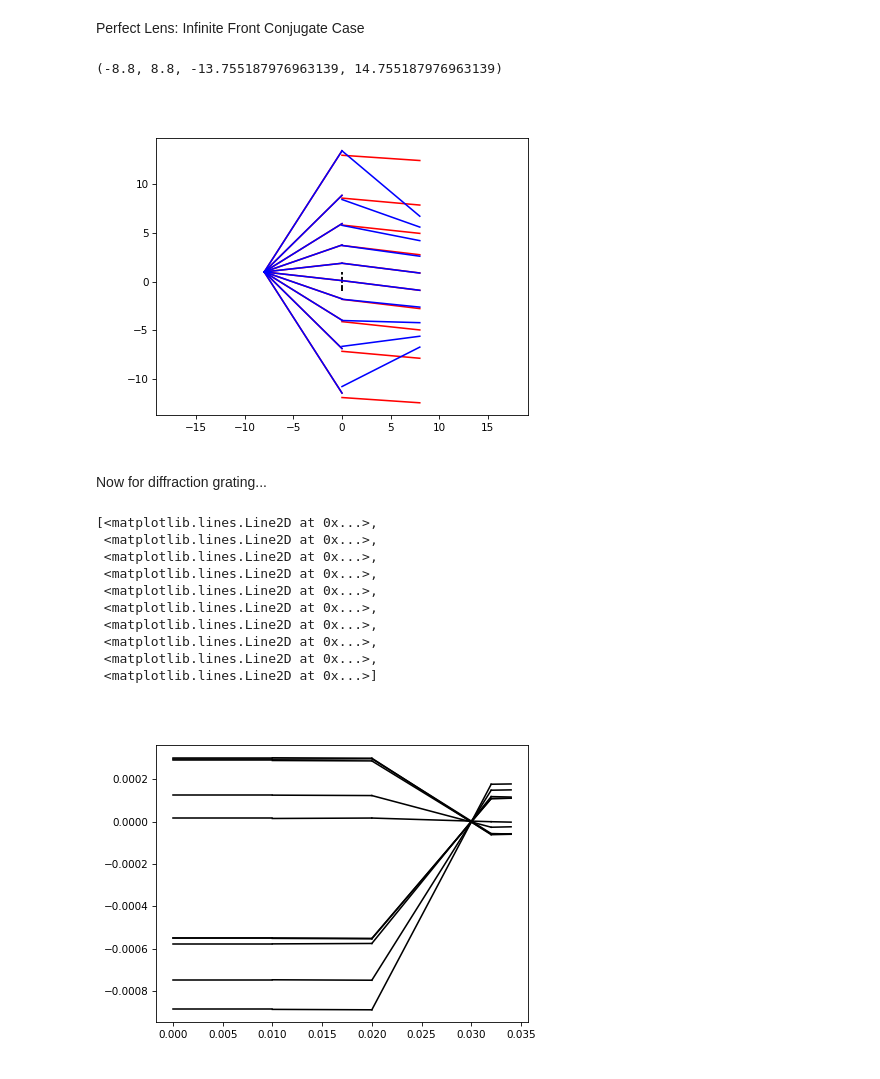
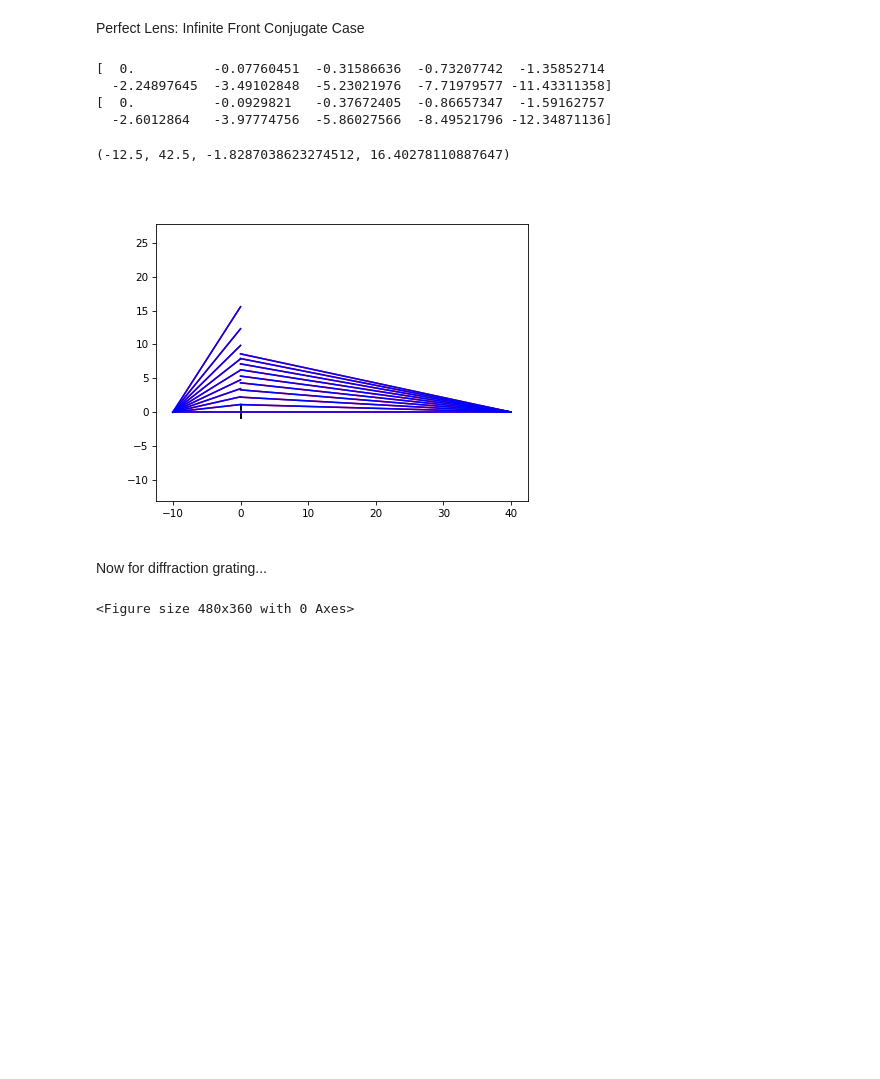
Before and after one commit to DavidLanders95/MonteCarloMS, a Jupyter notebook: lens.ipynb, the cells around one changed output. Drawn from its saved outputs; the diff is of its cells as text; code cells hidden in the pictures; blank space fills up the shorter version.

```diff
--- a/lens.ipynb
+++ b/lens.ipynb
@@ -150,5 +162,5 @@ def fourier_lens(x1, y1, z1, L1, M1, N1, z2, m_p):
 # %%
-def perfect_lens(x1, y1, z1, L1, M1, N1, z2, m_p):
+def perfect_lens(x1, y1, z1, L1, M1, N1, z2, m_p, opl_in):
 
     # Obtain the location where the ray hits the first principal plane
     u1 = - (L1 / N1) * z1 + x1
@@ -184,8 +196,15 @@ def perfect_lens(x1, y1, z1, L1, M1, N1, z2, m_p):
     # For the case when m is greater than 1.0
     elif np.abs(m_p) > 1.0:
         if np.abs(m_p) >= 1e10:
-            raise(NotImplementedError)
+            z2_old = z2
+            z2 = 1e10
+            m_p = z2 / z1
+            principal_plane_x = u1
+            principal_plane_y = v1
+            mdx, mdy = calculate_mdx_mdy(x1, y1, z1, principal_plane_x, principal_plane_y, z2)
+            L1_p, M1_p, N1_p = calculate_direction_cosines(x1, y1, z1, 0.0, 0.0, 0.0)
         else:
+            z2_old = z2
             principal_plane_x = 0.0
             principal_plane_y = 0.0
             L1_p, M1_p, N1_p = calculate_direction_cosines(x1, y1, z1, principal_plane_x, principal_plane_y, 0.0)
@@ -193,11 +212,12 @@ def perfect_lens(x1, y1, z1, L1, M1, N1, z2, m_p):
         a = x1 / z1
         b = y1 / z1
 
+        z2 = z2_old
         N2_p = np.sqrt(1 + a ** 2 + b ** 2)
         L2_p = a * N2_p
         M2_p = b * N2_p
-        x2 = (L2_p / N2_p) * z2
-        y2 = (M2_p / N2_p) * z2
+        x2 = (L2_p / N2_p) * z2 + principal_plane_x
+        y2 = (M2_p / N2_p) * z2 + principal_plane_y
 
     Cx = (mdx * L2_p) - L1_p
     Cy = (mdy * M2_p) - M1_p
@@ -210,7 +230,11 @@ def perfect_lens(x1, y1, z1, L1, M1, N1, z2, m_p):
     u2 = - (L2 / N2) * z2 + x2
     v2 = - (M2 / N2) * z2 + y2
 
-    return x2, y2, u1, v1, u2, v2, L2, M2, N2
+    opl1 = np.sqrt((u1 - x1) ** 2 + (v1 - y1) **2 + (z1 ** 2)) + np.sqrt((x2 - u2) ** 2 + (y2 - v1) **2 + (z2 ** 2))
+    opl0 = np.sqrt((x1 - principal_plane_x) ** 2 + (y1 - principal_plane_y) **2 + (z1 ** 2)) + np.sqrt((x2 - principal_plane_x) ** 2 + (y2 - principal_plane_y) **2 + (z2 ** 2))
+
+    opl_ray = opl_in + (opl0 - opl1)
+    return x2, y2, u1, v1, u2, v2, L2, M2, N2, opl_ray
 # %% [markdown]
 Perfect Lens: Infinite Front Conjugate Case
 # %%
@@ -219,10 +243,13 @@ thickness = 0.0
 pp_1 = lens_z - thickness / 2.0
 pp_2 = lens_z + thickness / 2.0
 
-m_p = 1e-11
+m_p = -4
 f = 8
 
 if np.abs(m_p) < 1e-10:
+    z1 = f * (-1)
+    z2 = f * (1)
+elif np.abs(m_p) > 1e10:
     z1 = f * (-1)
     z2 = f * (1)
 else:
@@ -233,49 +260,57 @@ N = 10
 
 # Define x and y coordinates of rat starting positions
 x1 = np.linspace(-0.0, 0.0, N)
-y1 = np.linspace(1, 1, N)
+y1 = np.linspace(0, 0, N)
 z1 = np.linspace(z1, z1, N)
 
-angles = np.linspace(-1, 1, N)
+angles = np.linspace(0, 1, N)
 
 L1 = np.zeros(N) # x direction cosine
 M1 = np.sin(angles) # y direction cosine
 N1 = np.sqrt(1 - L1 ** 2 - M1 ** 2) #z direction
+
+opl = np.linspace(0, 0, N)
 # %%
-x2, y2, u1, v1, u2, v2, L2, M2, N2 = perfect_lens(x1, y1, z1, L1, M1, N1, z2, m_p)
+x2, y2, u1, v1, u2, v2, L2, M2, N2, opl = perfect_lens(x1, y1, z1, L1, M1, N1, z2, m_p, opl)
 
+print(opl)
 plt.figure()
 plt.vlines(pp_1, -1, 1, linestyle = '--', color = 'k')
 plt.vlines(pp_2,  -1, 1, linestyle = '--', color = 'k')
 
 pp_1s = np.linspace(pp_1, pp_1, N)
 pp_2s = np.linspace(pp_2, pp_2, N)
 z1s = np.linspace(z1, z1, N)
 z2s = np.linspace(z2, z2, N)
 fs = np.linspace(f, f, N)
 
 plt.plot([z1 + pp_1s, pp_1s], [y1, v1], '-r')
 plt.plot([], [], '-r', label = 'Perfect Lens')
 
 plt.plot([pp_2s, z2s + pp_2s], [v2, y2], '-r')
 plt.axis('equal')
 
-x2, y2, u1, v1, u2, v2, L2, M2, N2  = fourier_lens(x1, y1, z1, L1, M1, N1, z2, m_p)
+x2, y2, u1, v1, u2, v2, L2, M2, N2, opl  = fourier_lens(x1, y1, z1, L1, M1, N1, z2, m_p, opl)
+print(opl)
 
 pp_1s = np.linspace(pp_1, pp_1, N)
 pp_2s = np.linspace(pp_2, pp_2, N)
 z1s = np.linspace(z1, z1, N)
 z2s = np.linspace(z2, z2, N)
 fs = np.linspace(f, f, N)
 
 plt.plot([z1 + pp_1s, pp_1s], [y1, v1], '-b')
 plt.plot([], [], '-b', label = 'Fourier Lens')
 
 plt.plot([pp_2s, z2s + pp_2s], [v2, y2], '-b')
 plt.axis('equal')
 # %% [output]
-(-8.8, 8.8, -13.755187976963139, 14.755187976963139)
+[  0.          -0.07760451  -0.31586636  -0.73207742  -1.35852714
+  -2.24897645  -3.49102848  -5.23021976  -7.71979577 -11.43311358]
+[  0.          -0.0929821   -0.37672405  -0.86657347  -1.59162757
+  -2.6012864   -3.97774756  -5.86027566  -8.49521796 -12.34871136]
+(-12.5, 42.5, -1.8287038623274512, 16.40278110887647)
-[figure, old version]
+[figure, new version]
 # %% [markdown]
 Now for diffraction grating...
 # %%
@@ -308,25 +343,16 @@ rx_lens2_f, ry_lens2_f, rx_lens2_zl, ry_lens2_zl, rx_lens2_zr, ry_lens2_zr, L3,
 # %%
 plt.figure()
 # plt.vlines(plane_wave_z, -1, 1, color = 'k', linestyle = '-')
-plt.plot([rz, rz_diff_l], [ry, ry_diff_l], '-k')
+# plt.plot([rz, rz_diff_l], [ry, ry_diff_l], '-k')
 # plt.vlines(diff_grating_z, -10, 10, color = 'k', linestyle = '-')
-plt.plot([lens_z_1 + zl_1_1, lens_z_1], [ry_diff_r, ry_lens1_zl], '-k')
-plt.plot([lens_z_1, lens_z_1 + zl_1_2], [ry_lens1_zl, ry_lens1_f], '-k')
+# plt.plot([lens_z_1 + zl_1_1, lens_z_1], [ry_diff_r, ry_lens1_zl], '-k')
+# plt.plot([lens_z_1, lens_z_1 + zl_1_2], [ry_lens1_zl, ry_lens1_f], '-k')
 # plt.vlines(lens_z_1, -10, 10, color = 'k', linestyle = '-')
-x2, y2, u1, v1, u2, v2, L2, M2, N2  = fourier_lens(x1, y1, z1, L1, M1, N1, z2, m_p)
+# # x2, y2, u1, v1, u2, v2, L2, M2, N2  = fourier_lens(x1, y1, z1, L1, M1, N1, z2, m_p)
 
-plt.plot([lens_z_2 + zl_2_1, lens_z_2], [ry_lens1_f, ry_lens2_zl], '-k')
-plt.plot([lens_z_2, lens_z_2 + zl_2_2], [ry_lens2_zr, ry_lens2_f], '-k')
+# plt.plot([lens_z_2 + zl_2_1, lens_z_2], [ry_lens1_f, ry_lens2_zl], '-k')
+# plt.plot([lens_z_2, lens_z_2 + zl_2_2], [ry_lens2_zr, ry_lens2_f], '-k')
 # plt.vlines(lens_z_2, -10, 10, color = 'k', linestyle = '-')
 # %% [output]
-[<matplotlib.lines.Line2D at 0x...>,
- <matplotlib.lines.Line2D at 0x...>,
- <matplotlib.lines.Line2D at 0x...>,
- <matplotlib.lines.Line2D at 0x...>,
- <matplotlib.lines.Line2D at 0x...>,
- <matplotlib.lines.Line2D at 0x...>,
- <matplotlib.lines.Line2D at 0x...>,
- <matplotlib.lines.Line2D at 0x...>,
- <matplotlib.lines.Line2D at 0x...>,
- <matplotlib.lines.Line2D at 0x...>]
+<Figure size 480x360 with 0 Axes>
-[figure, old version]
+[figure, new version]
```
Also changed, not shown: parts of 3 cells of this notebook.
